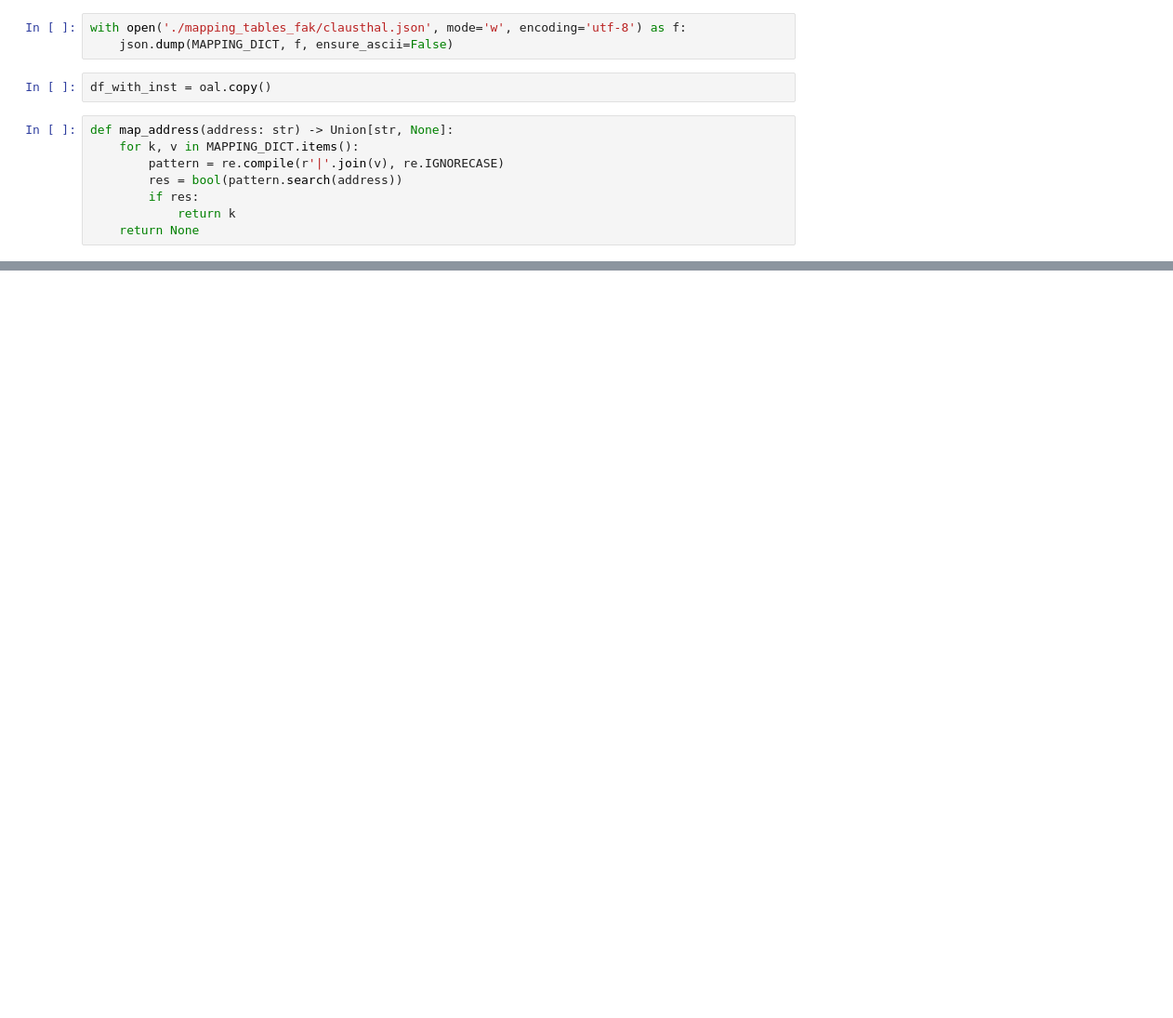
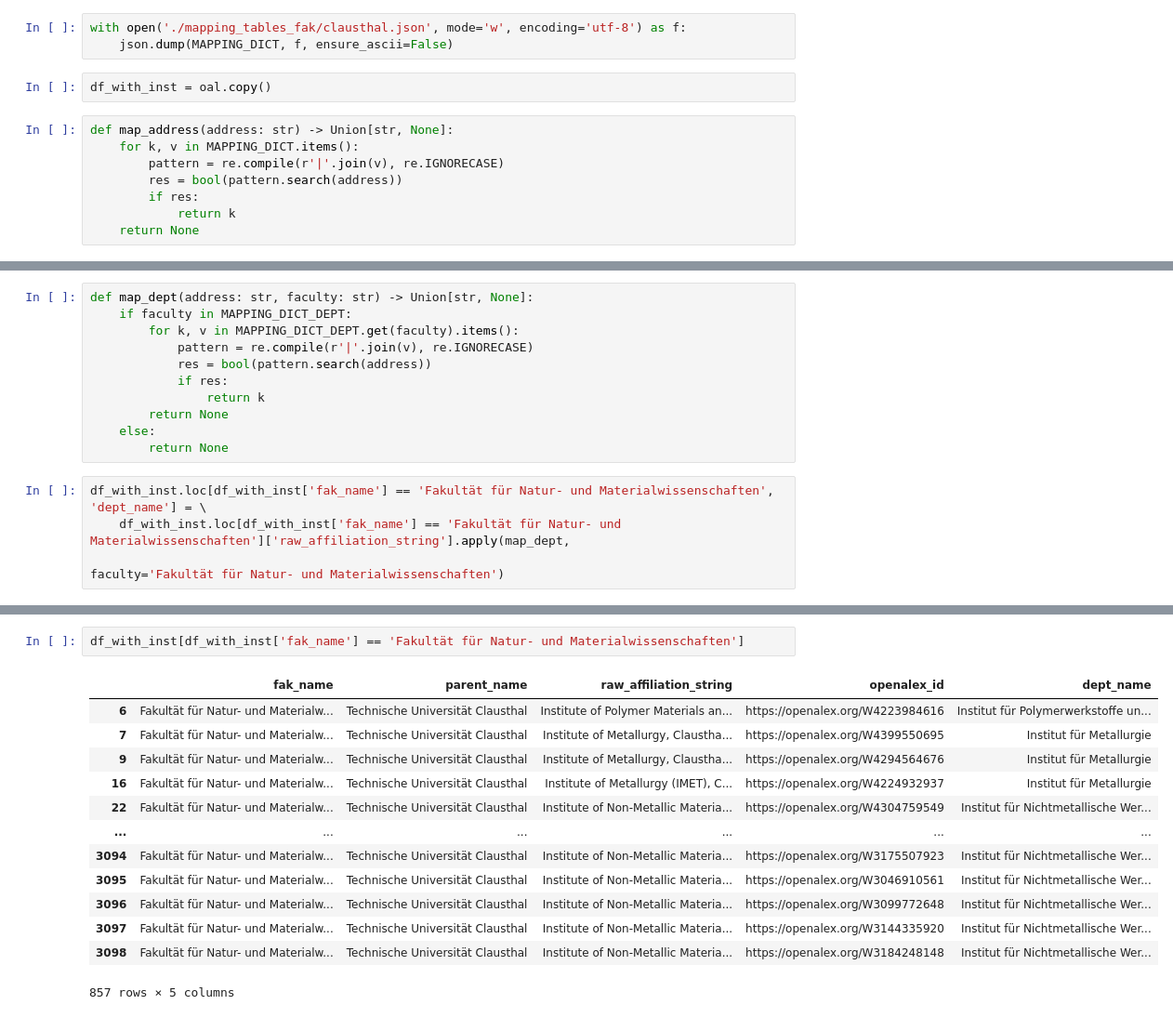
Before and after one commit to naustica/lower_saxony_institutions, a Jupyter notebook: notebooks/institution_mapping/CLAUSTHAL.ipynb, the cells around one changed output, grey strips where cells are left out. Shown at 93% size. Cells and saved outputs as stored; diff of their text form; blank space fills up the shorter version.

```diff
--- a/notebooks/institution_mapping/CLAUSTHAL.ipynb
+++ b/notebooks/institution_mapping/CLAUSTHAL.ipynb
@@ -198,0 +256,15 @@ df_plot[df_plot.inst_name != 'Nicht zugeordnet'].openalex_id.sum() / df_plot.ope
+# %%
+def map_dept(address: str, faculty: str) -> Union[str, None]:
+    if faculty in MAPPING_DICT_DEPT:
+        for k, v in MAPPING_DICT_DEPT.get(faculty).items():
+            pattern = re.compile(r'|'.join(v), re.IGNORECASE)
+            res = bool(pattern.search(address))
+            if res:
+                return k
+        return None
+    else:
+        return None
+# %%
+df_with_inst.loc[df_with_inst['fak_name'] == 'Fakultät für Natur- und Materialwissenschaften', 'dept_name'] = \
+    df_with_inst.loc[df_with_inst['fak_name'] == 'Fakultät für Natur- und Materialwissenschaften']['raw_affiliation_string'].apply(map_dept,
+                                                                                                    faculty='Fakultät für Natur- und Materialwissenschaften')
@@ -198,0 +292,16 @@ df_plot[df_plot.inst_name != 'Nicht zugeordnet'].openalex_id.sum() / df_plot.ope
+# %%
+df_with_inst[df_with_inst['fak_name'] == 'Fakultät für Natur- und Materialwissenschaften']
+# %% [output]
+|  | fak_name | parent_name | raw_affiliation_string | openalex_id | dept_name |
+| 6 | Fakultät für Natur- und Materialw... | Technische Universität Clausthal | Institute of Polymer Materials an... | https://openalex.org/W4223984616 | Institut für Polymerwerkstoffe un... |
+| 7 | Fakultät für Natur- und Materialw... | Technische Universität Clausthal | Institute of Metallurgy, Claustha... | https://openalex.org/W4399550695 | Institut für Metallurgie |
+| 9 | Fakultät für Natur- und Materialw... | Technische Universität Clausthal | Institute of Metallurgy, Claustha... | https://openalex.org/W4294564676 | Institut für Metallurgie |
+| 16 | Fakultät für Natur- und Materialw... | Technische Universität Clausthal | Institute of Metallurgy (IMET), C... | https://openalex.org/W4224932937 | Institut für Metallurgie |
+| 22 | Fakultät für Natur- und Materialw... | Technische Universität Clausthal | Institute of Non-Metallic Materia... | https://openalex.org/W4304759549 | Institut für Nichtmetallische Wer... |
+| ... | ... | ... | ... | ... | ... |
+| 3094 | Fakultät für Natur- und Materialw... | Technische Universität Clausthal | Institute of Non-Metallic Materia... | https://openalex.org/W3175507923 | Institut für Nichtmetallische Wer... |
+| 3095 | Fakultät für Natur- und Materialw... | Technische Universität Clausthal | Institute of Non-Metallic Materia... | https://openalex.org/W3046910561 | Institut für Nichtmetallische Wer... |
+| 3096 | Fakultät für Natur- und Materialw... | Technische Universität Clausthal | Institute of Non-Metallic Materia... | https://openalex.org/W3099772648 | Institut für Nichtmetallische Wer... |
+| 3097 | Fakultät für Natur- und Materialw... | Technische Universität Clausthal | Institute of Non-Metallic Materia... | https://openalex.org/W3144335920 | Institut für Nichtmetallische Wer... |
+| 3098 | Fakultät für Natur- und Materialw... | Technische Universität Clausthal | Institute of Non-Metallic Materia... | https://openalex.org/W3184248148 | Institut für Nichtmetallische Wer... |
+857 rows × 5 columns
```
Also changed, not shown: parts of 14 cells of this notebook, 20 other files.
